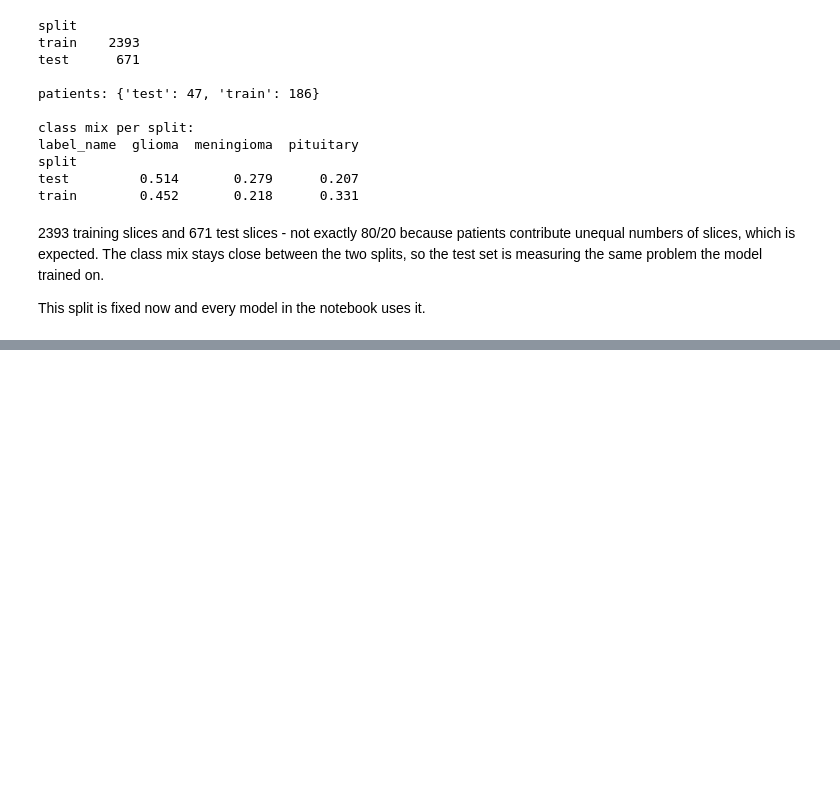
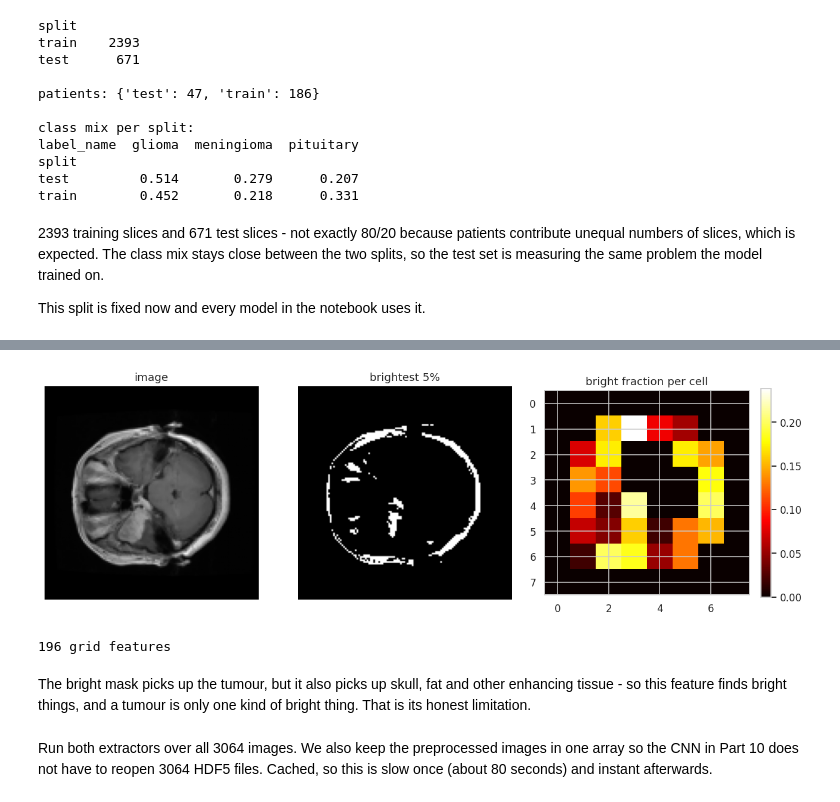
Before and after one commit to SurajKhomane108/brain-tumor-classification-localization, a Jupyter notebook: brain_tumor_classification_localization.ipynb, the cells around one changed output, grey strips where cells are left out. Cells and saved outputs as stored; diff of their text form; code cells hidden in the pictures; blank space fills up the shorter version.

```diff
--- a/brain_tumor_classification_localization.ipynb
+++ b/brain_tumor_classification_localization.ipynb
@@ -314,0 +398,43 @@ This split is fixed now and every model in the notebook uses it.
+# %%
+GRID = CONFIG["GRID"]
+
+def extract_grid(img, grid=GRID, pctl=CONFIG["BRIGHT_PCTL"]):
+    x = img.astype(np.float32) / 255.0
+    bright = (x >= np.percentile(x, pctl)).astype(np.float32)
+    cell = x.shape[0] // grid
+    f = {}
+    for r in range(grid):
+        for c in range(grid):
+            b = x[r*cell:(r+1)*cell, c*cell:(c+1)*cell]
+            bb = bright[r*cell:(r+1)*cell, c*cell:(c+1)*cell]
+            f["g%d%d_mean" % (r, c)] = float(b.mean())
+            f["g%d%d_std" % (r, c)] = float(b.std())
+            f["g%d%d_bright" % (r, c)] = float(bb.mean())
+    ys, xs = np.nonzero(bright)
+    H, W = x.shape
+    f["bright_cx"], f["bright_cy"] = float(xs.mean() / W), float(ys.mean() / H)
+    f["bright_sx"], f["bright_sy"] = float(xs.std() / W), float(ys.std() / H)
+    return f
+
+img0 = preprocess(raw)
+g = extract_grid(img0)
+gm = np.array([[g["g%d%d_bright" % (r, c)] for c in range(GRID)] for r in range(GRID)])
+
+fig, ax = plt.subplots(1, 3, figsize=(12, 3.8))
+ax[0].imshow(img0, cmap="gray"); ax[0].set_title("image"); ax[0].axis("off")
+ax[1].imshow(img0 >= np.percentile(img0, 95), cmap="gray"); ax[1].set_title("brightest 5%"); ax[1].axis("off")
+im = ax[2].imshow(gm, cmap="hot"); ax[2].set_title("bright fraction per cell")
+plt.colorbar(im, ax=ax[2], fraction=0.046)
+plt.tight_layout(); plt.show()
+print(len(g), "grid features")
+# %% [output]
+[figure, added]
+196 grid features
+# %% [markdown]
+The bright mask picks up the tumour, but it also picks up skull, fat and other enhancing tissue -
+so this feature finds bright things, and a tumour is only one kind of bright thing. That is its
+honest limitation.
+# %% [markdown]
+Run both extractors over all 3064 images. We also keep the preprocessed images in one array so the
+CNN in Part 10 does not have to reopen 3064 HDF5 files. Cached, so this is slow once (about 80
+seconds) and instant afterwards.
```
Also changed, not shown: parts of 11 cells of this notebook.
